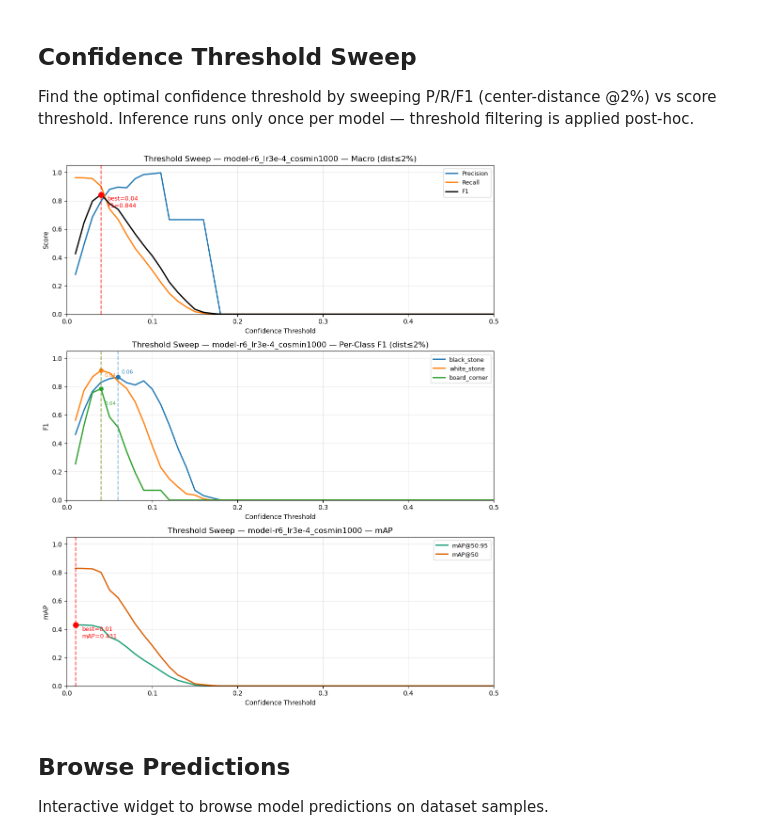
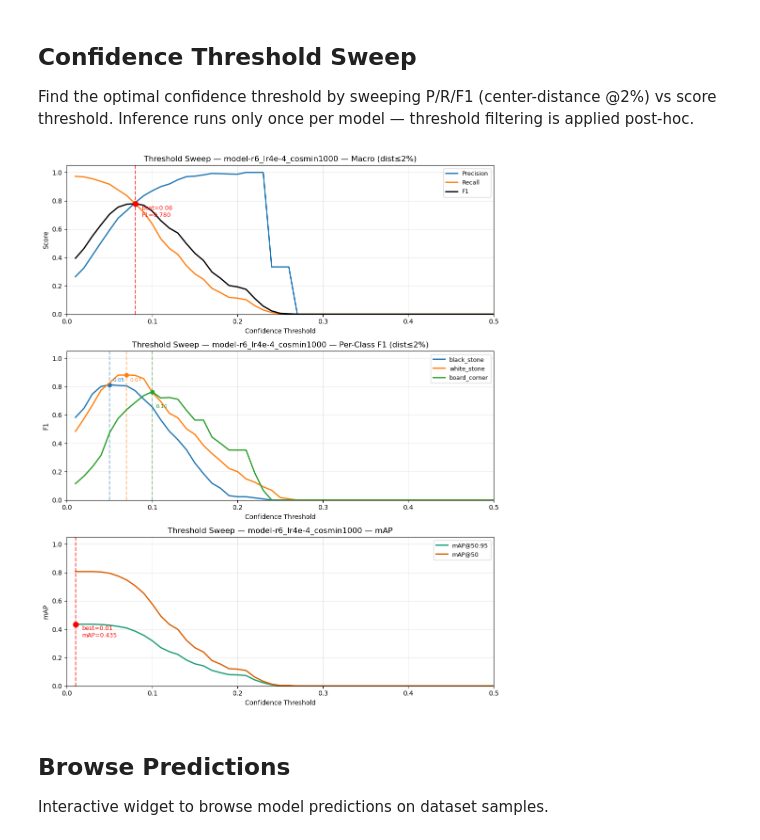
Before and after one commit to kaya-go/moku, a Jupyter notebook: notebooks/21_Evaluate.ipynb, the cells around one changed output. Saved outputs shown, nothing was run; the diff lists cells and outputs as text; code cells hidden in the pictures.

```diff
--- a/notebooks/21_Evaluate.ipynb
+++ b/notebooks/21_Evaluate.ipynb
@@ -199,20 +200,20 @@ plot_model_comparison(summary_df, title="Model Comparison — Real Test")
 Find the optimal confidence threshold by sweeping P/R/F1 (center-distance @2%) vs score threshold.
 Inference runs only once per model — threshold filtering is applied post-hoc.
 # %%
-SWEEP_MODEL = "model-r6_lr3e-4_cosmin1000"
+SWEEP_MODEL = "model-r6_lr4e-4_cosmin1000"
 
 sweep_entry = models[SWEEP_MODEL]
 ds_real.set_transform(make_eval_transform(sweep_entry["ip"]))
 sweep = sweep_confidence_threshold(
     model=sweep_entry["model"],
     dataset=ds_real["test"],
     image_processor=sweep_entry["ip"],
     batch_size=8,
     distance_threshold=0.02,
 )
 plot_threshold_sweep(sweep, title=f"Threshold Sweep — {SWEEP_MODEL}")
 # %% [output]
-[figure, old version]
+[figure, new version]
 # %% [markdown]
 ## Browse Predictions
 
```
Also changed, not shown: parts of 4 cells of this notebook, 3 other files.
